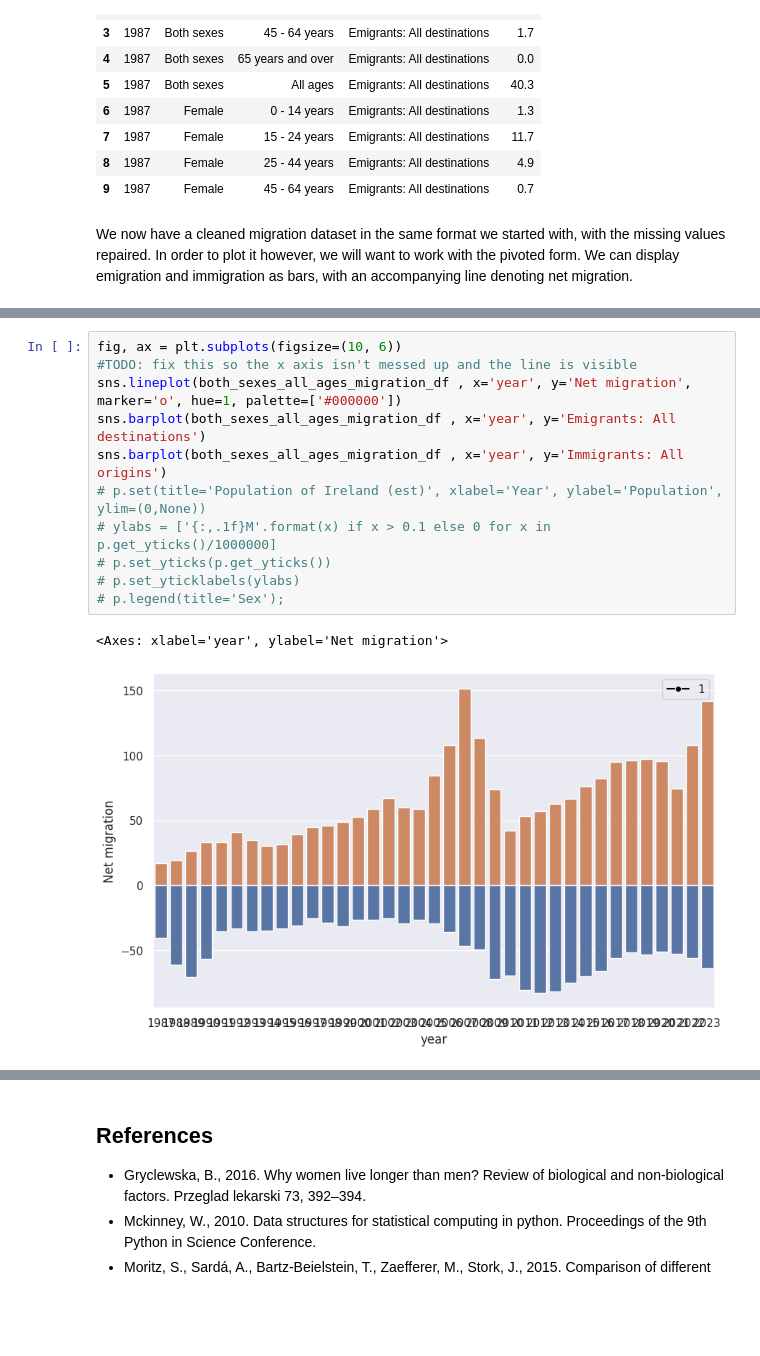
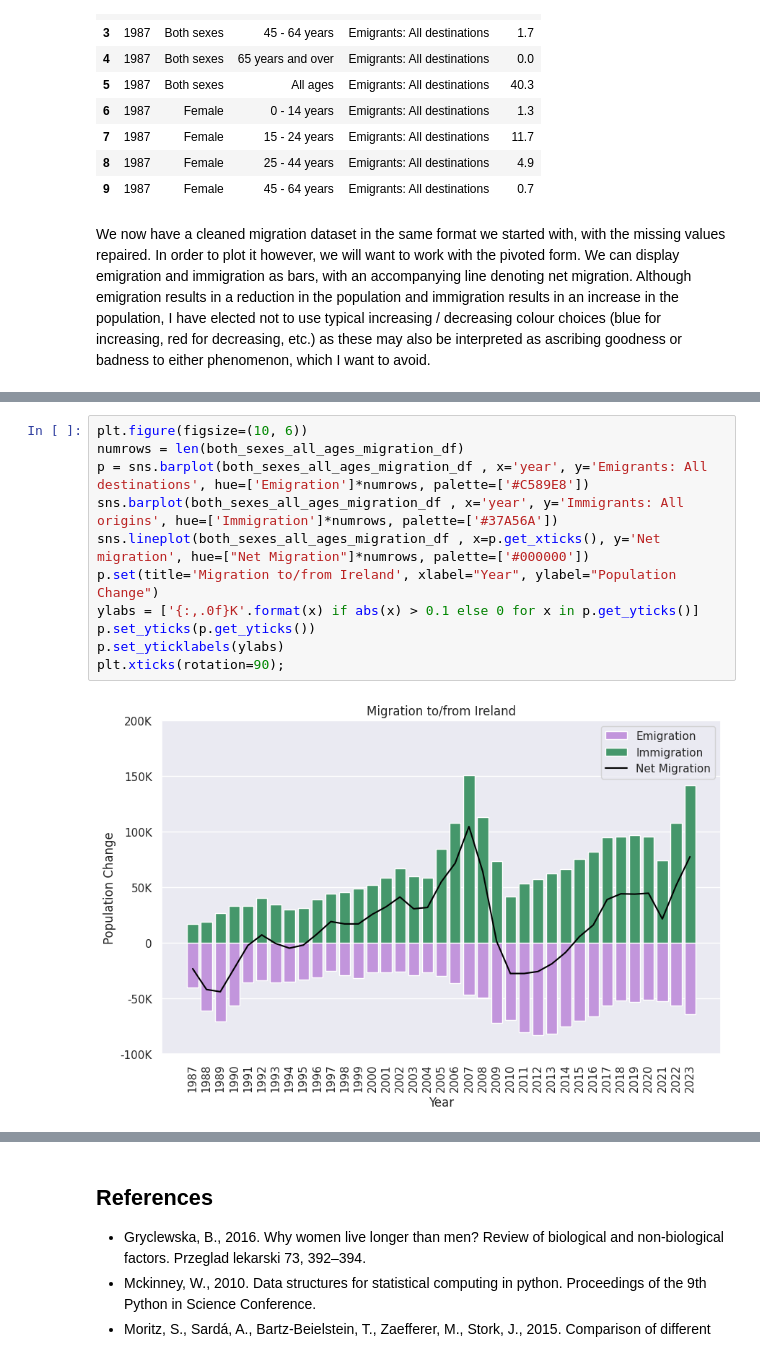
Before and after one commit to step-hen-burke/ca1, a Jupyter notebook: 00_initial_exploration.ipynb, the cells around one changed output, grey strips where cells are left out. Drawn from its saved outputs; the diff is of its cells as text; blank space fills up the shorter version.

```diff
--- a/00_initial_exploration.ipynb
+++ b/00_initial_exploration.ipynb
@@ -767,7 +768,7 @@ Row count: 1998
 | 8 | 1987 | Female | 25 - 44 years | Emigrants: All destinations | 4.9 |
 | 9 | 1987 | Female | 45 - 64 years | Emigrants: All destinations | 0.7 |
 # %% [markdown]
-We now have a cleaned migration dataset in the same format we started with, with the missing values repaired. In order to plot it however, we will want to work with the pivoted form. We can display emigration and immigration as bars, with an accompanying line denoting net migration.
+We now have a cleaned migration dataset in the same format we started with, with the missing values repaired. In order to plot it however, we will want to work with the pivoted form. We can display emigration and immigration as bars, with an accompanying line denoting net migration. Although emigration results in a reduction in the population and immigration results in an increase in the population, I have elected not to use typical increasing / decreasing colour choices (blue for increasing, red for decreasing, etc.) as these may also be interpreted as ascribing goodness or badness to either phenomenon, which I want to avoid.
 # %%
 both_sexes_all_ages_migration_df = cleaned_migration_df[
     (cleaned_migration_df['age_group'] == 'All ages') &
@@ -783,18 +784,17 @@ both_sexes_all_ages_migration_df.head()
 | 3 | 1990 | Both sexes | All ages | -56.3 | 33.4 | -22.9 |
 | 4 | 1991 | Both sexes | All ages | -35.4 | 33.3 | -2.1 |
 # %%
-fig, ax = plt.subplots(figsize=(10, 6))
-#TODO: fix this so the x axis isn't messed up and the line is visible
-sns.lineplot(both_sexes_all_ages_migration_df , x='year', y='Net migration', marker='o', hue=1, palette=['#000000'])
-sns.barplot(both_sexes_all_ages_migration_df , x='year', y='Emigrants: All destinations')
-sns.barplot(both_sexes_all_ages_migration_df , x='year', y='Immigrants: All origins')
-# p.set(title='Population of Ireland (est)', xlabel='Year', ylabel='Population', ylim=(0,None))
-# ylabs = ['{:,.1f}M'.format(x) if x > 0.1 else 0 for x in p.get_yticks()/1000000]
-# p.set_yticks(p.get_yticks())
-# p.set_yticklabels(ylabs)
-# p.legend(title='Sex');
+plt.figure(figsize=(10, 6))
+numrows = len(both_sexes_all_ages_migration_df)
+p = sns.barplot(both_sexes_all_ages_migration_df , x='year', y='Emigrants: All destinations', hue=['Emigration']*numrows, palette=['#C589E8'])
+sns.barplot(both_sexes_all_ages_migration_df , x='year', y='Immigrants: All origins', hue=['Immigration']*numrows, palette=['#37A56A'])
+sns.lineplot(both_sexes_all_ages_migration_df , x=p.get_xticks(), y='Net migration', hue=["Net Migration"]*numrows, palette=['#000000'])
+p.set(title='Migration to/from Ireland', xlabel="Year", ylabel="Population Change")
+ylabs = ['{:,.0f}K'.format(x) if abs(x) > 0.1 else 0 for x in p.get_yticks()]
+p.set_yticks(p.get_yticks())
+p.set_yticklabels(ylabs)
+plt.xticks(rotation=90);
 # %% [output]
-<Axes: xlabel='year', ylabel='Net migration'>
-[figure, old version]
+[figure, new version]
 # %% [markdown]
 Low immigration in 2021 - covid?
```
Also changed, not shown: parts of 9 cells of this notebook, 1 other file.
